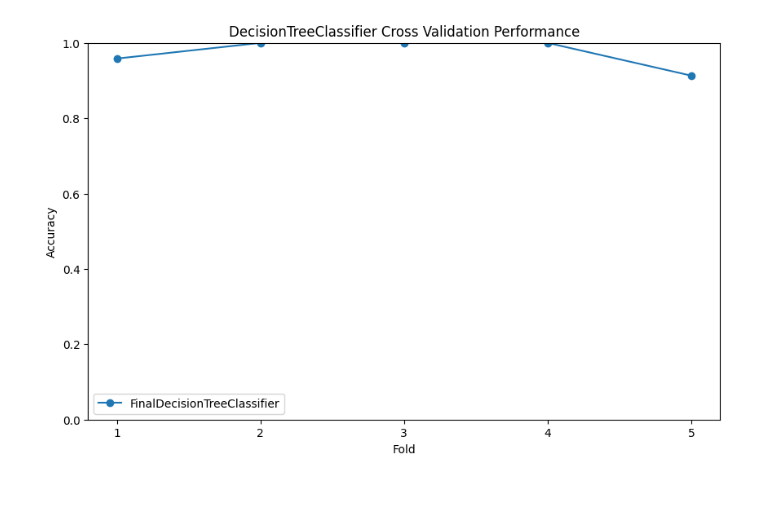
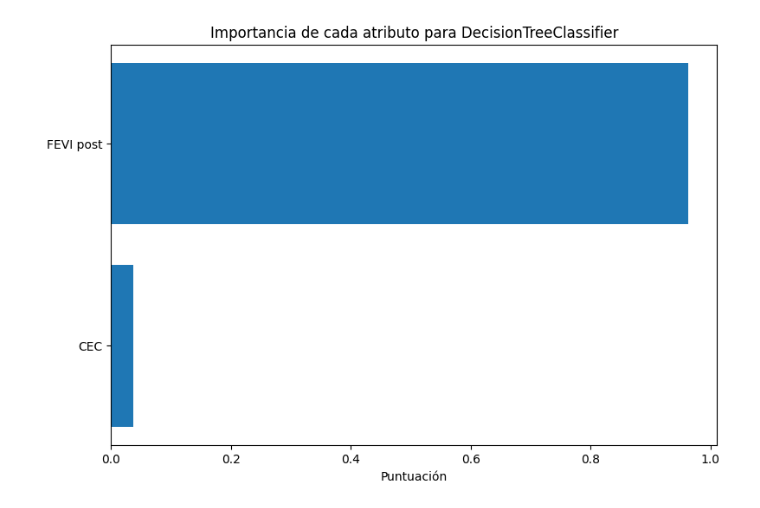
Before and after one commit to rxhdz/LCOS-Predictor, a Jupyter notebook: notebooks/03_model_evaluation.ipynb, the cells around one changed output. Saved outputs shown, nothing was run; the diff lists cells and outputs as text; code cells hidden in the pictures.

```diff
--- a/notebooks/03_model_evaluation.ipynb
+++ b/notebooks/03_model_evaluation.ipynb
@@ -47,4 +39,4 @@ plot_feature_importances(rf_model, 'RandomForestClassifier Feature Importances',
-# %%
-plot_cross_val_performance(dt_model, X, y, 'DecisionTreeClassifier Cross Validation Performance', 1)
-# %% [output]
-[figure, removed]
+# %%
+plot_feature_importance(dt_model, 1)
+# %% [output]
+[figure, added]
```
Also changed, not shown: parts of 11 cells of this notebook, 24 other files.
